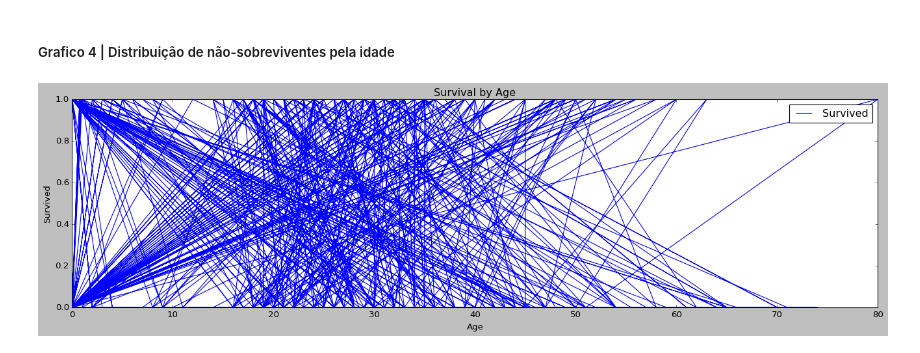
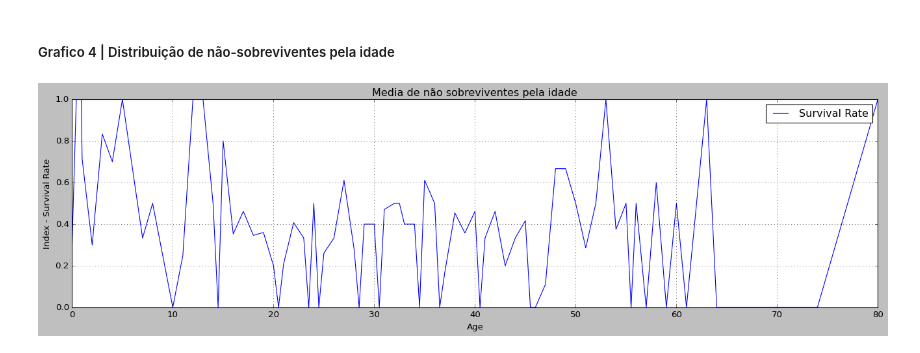
Before and after one commit to WesleyAlvesDS/Projetos, a Jupyter notebook: ProjetoTitanic/titanic_analitcs.ipynb, the cells around one changed output. Drawn from its saved outputs; the diff is of its cells as text; code cells hidden in the pictures.

```diff
--- a/ProjetoTitanic/titanic_analitcs.ipynb
+++ b/ProjetoTitanic/titanic_analitcs.ipynb
@@ -240,25 +240,19 @@ plt.show()
 # %% [markdown]
 ##### Grafico 4 | Distribuição de não-sobreviventes pela idade
 # %%
+# grafico de linhas plot
 
-# Filtrando as colunas Age e Survived
-survived_by_age = new_df[['Age', 'Survived']]
-
-# Extraindo os valores
-age = survived_by_age['Age'].values
-no_surv = survived_by_age['Survived'].values
-
-# Criando o gráfico de linha
-fig, ax = plt.subplots(figsize=(20, 5))
-ax.plot(age, no_surv, label="Survived", color='blue')  # Plotando os dados
-
-# Configurando rótulos e título
+survived_by_age = new_df[['Age','Survived']]
+survived_by_age = survived_by_age.groupby('Age').mean()
+age = survived_by_age.index
+no_surv = survived_by_age[['Survived']]
+fig , ax = plt.subplots(figsize=(20,5))
+ax.plot(age,no_surv,label="Survival Rate")
+ax.set_title('Media de não sobreviventes pela idade')
 ax.set_xlabel('Age')
-ax.set_ylabel('Survived')
-ax.set_title('Survival by Age')
-
-# Exibindo o gráfico
-plt.legend()
+ax.set_ylabel('Index - Survival Rate')
+ax.grid()
+ax.legend()
 plt.show()
 # %% [output]
-[figure, old version]
+[figure, new version]
```
Also changed, not shown: parts of 2 cells of this notebook.
